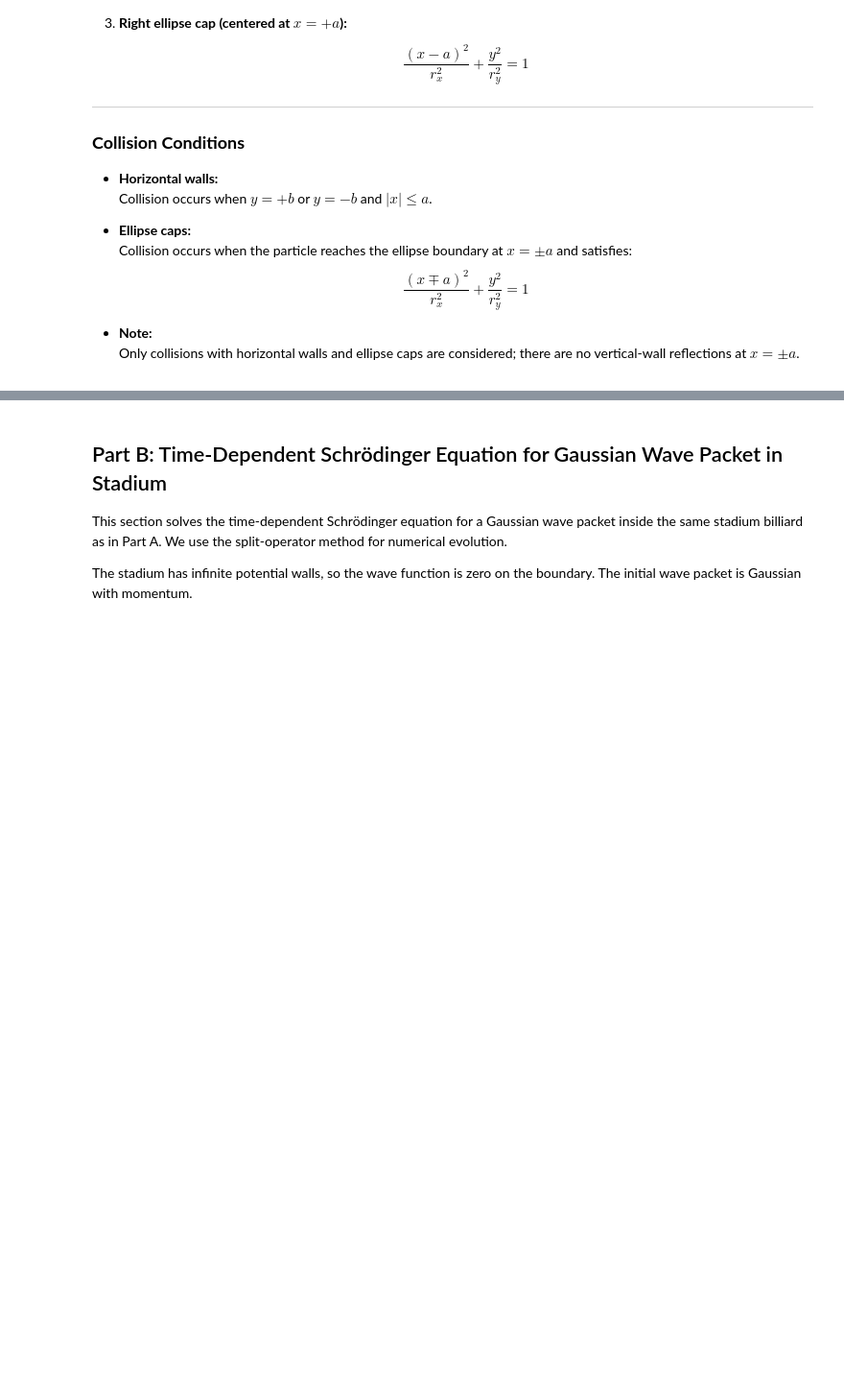
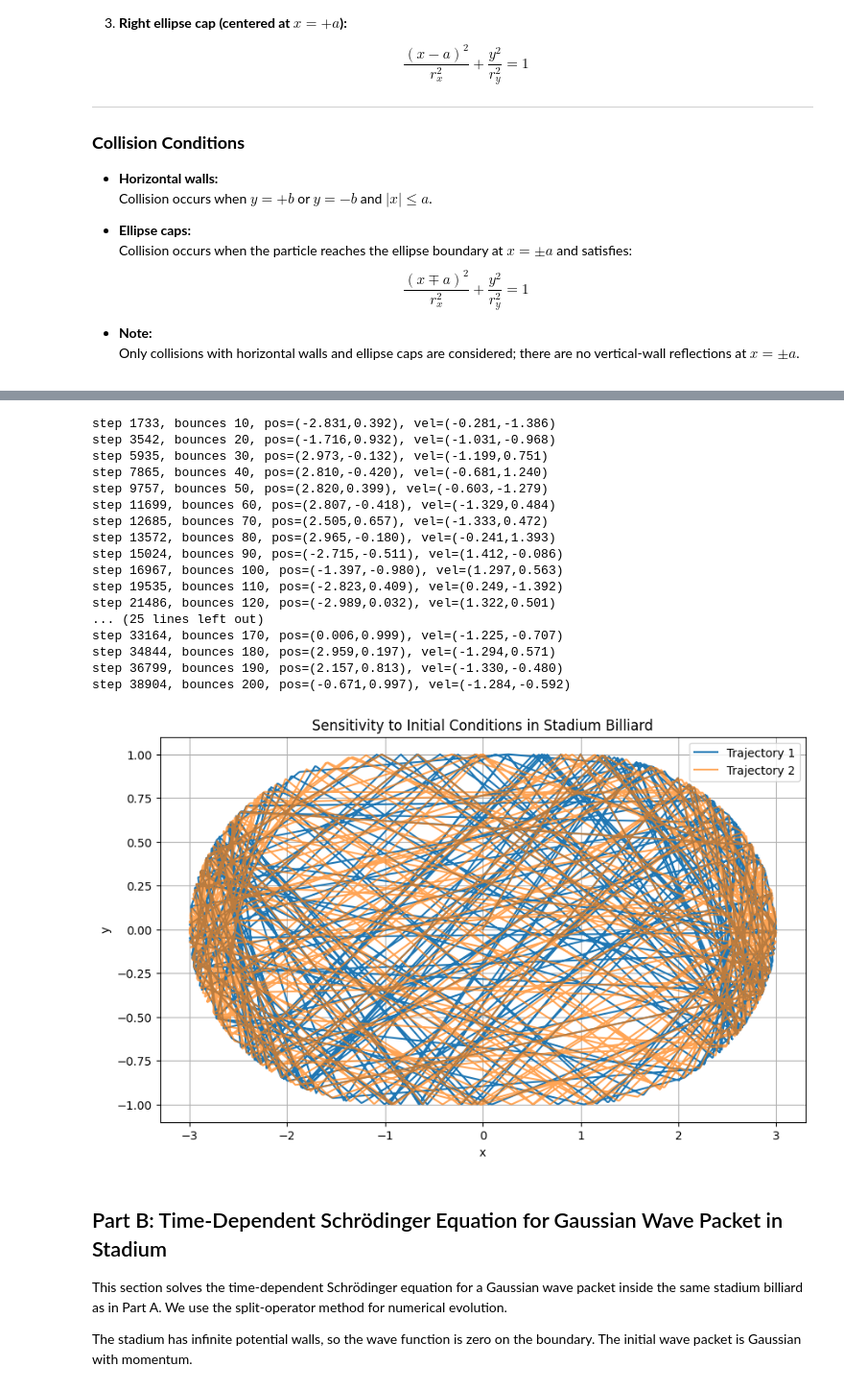
Before and after one commit to Shaukat-aziz/Quantum_Computing, a Jupyter notebook: qft_on_qc.ipynb, the cells around one changed output, grey strips where cells are left out. Shown at 96% size. Saved outputs shown, nothing was run; the diff lists cells and outputs as text; code cells hidden in the pictures; blank space fills up the shorter version.

```diff
--- a/qft_on_qc.ipynb
+++ b/qft_on_qc.ipynb
@@ -128,19 +129,19 @@ def reflect(v, n):
 # %%
+import pandas as pd
+
 def simulate_trajectory(x0, y0, vx0, vy0, dt=0.01, steps=10000, max_bounces=None, eps_nudge=1e-9):
-    """Analytic stadium billiard: rectangle + ellipse caps, no vertical-wall reflections.
-    Returns X, Y, vx, vy, bounces (list of (index, x, y, kind)).
-    """
     x, y = float(x0), float(y0)
     vx, vy = float(vx0), float(vy0)
     X = [x]
     Y = [y]
     bounces = []
+    energy_records = []
     bounce_count = 0
+    q = 0
     for step in range(steps):
         remaining = dt
         while remaining > 1e-16:
             candidates = []
-            # horizontal walls y = +b and -b (priority 1)
             if abs(vy) > 1e-16:
                 for wall_y in (b, -b):
                     t = (wall_y - y)/vy
@@ -150,7 +151,6 @@ def simulate_trajectory(x0, y0, vx0, vy0, dt=0.01, steps=10000, max_bounces=None
                             ny = 1.0 if wall_y > 0 else -1.0
                             if np.dot(np.array([vx, vy]), np.array([0.0, ny])) > 1e-12:
                                 candidates.append((t, 1, 'hwall', wall_y, None))
-            # ellipse caps: center at +a and -a (priority 0)
             for sx in (1.0, -1.0):
                 cx = sx * a
                 A, B, C = ellipse_quadratic_coeffs(x, y, vx, vy, cx)
@@ -184,6 +184,7 @@ def simulate_trajectory(x0, y0, vx0, vy0, dt=0.01, steps=10000, max_bounces=None
                 cx = param
                 n = ellipse_normal_at(x, y, cx)
                 v_ref = reflect(np.array([vx, vy]), n)
+            bounce_count += 1
             bounces.append((len(X), x, y, kind))
             v_ref = np.array(v_ref, dtype=float)
             speed = np.hypot(v_ref[0], v_ref[1])
@@ -195,10 +196,23 @@ def simulate_trajectory(x0, y0, vx0, vy0, dt=0.01, steps=10000, max_bounces=None
                 x += (vx / vnorm) * eps_nudge
                 y += (vy / vnorm) * eps_nudge
             remaining -= t_coll
+            # Record energy every 10 bounces
+            if bounce_count % 10 == 0:
+                energy = kinetic_energy(vx, vy)
+                energy_records.append({'bounce': bounce_count, 'energy': energy})
             if max_bounces is not None and bounce_count >= max_bounces:
                 remaining = 0.0
                 break
+        if bounce_count != 0 and (bounce_count) % 10 == 0 and q == 0:
+            print(f'step {step}, bounces {bounce_count}, pos=({x:.3f},{y:.3f}), vel=({vx:.3f},{vy:.3f})')
+            q = 1
+        elif (bounce_count) % 10 != 0 and q == 1:
+            q = 0
         X.append(x)
         Y.append(y)
-    return np.array(X), np.array(Y), vx, vy, bounces
+    # Record energy at last bounce if not already recorded
+    if len(bounces) > 0 and (len(energy_records) == 0 or energy_records[-1]['bounce'] != bounce_count):
+        energy = kinetic_energy(vx, vy)
+        energy_records.append({'bounce': bounce_count, 'energy': energy})
+    return np.array(X), np.array(Y), vx, vy, bounces, energy_records
 # %%
@@ -239,3 +433,35 @@ Pending test case implementation above
+# %%
+X1, Y1, vx_final, vy_final, bounces, energy_records = simulate_trajectory(0.0, 0.0, 1, 1, dt=0.01, steps=40000)
+X2, Y2, vx_final, vy_final, bounces, energy_records = simulate_trajectory(0.0 + 1e-6, 0.0, 1, 1, dt=0.01, steps=40000)
+
+plt.figure(figsize=(10,6))
+plt.plot(X1, Y1, label='Trajectory 1')
+plt.plot(X2, Y2, label='Trajectory 2', alpha=0.7)
+plt.legend()
+plt.title('Sensitivity to Initial Conditions in Stadium Billiard')
+plt.xlabel('x')
+plt.ylabel('y')
+plt.grid(True)
+plt.show()
+# %% [output]
+step 1733, bounces 10, pos=(-2.831,0.392), vel=(-0.281,-1.386)
+step 3542, bounces 20, pos=(-1.716,0.932), vel=(-1.031,-0.968)
+step 5935, bounces 30, pos=(2.973,-0.132), vel=(-1.199,0.751)
+step 7865, bounces 40, pos=(2.810,-0.420), vel=(-0.681,1.240)
+step 9757, bounces 50, pos=(2.820,0.399), vel=(-0.603,-1.279)
+step 11699, bounces 60, pos=(2.807,-0.418), vel=(-1.329,0.484)
+step 12685, bounces 70, pos=(2.505,0.657), vel=(-1.333,0.472)
+step 13572, bounces 80, pos=(2.965,-0.180), vel=(-0.241,1.393)
+step 15024, bounces 90, pos=(-2.715,-0.511), vel=(1.412,-0.086)
+step 16967, bounces 100, pos=(-1.397,-0.980), vel=(1.297,0.563)
+step 19535, bounces 110, pos=(-2.823,0.409), vel=(0.249,-1.392)
+step 21486, bounces 120, pos=(-2.989,0.032), vel=(1.322,0.501)
+... (25 lines left out)
+step 33164, bounces 170, pos=(0.006,0.999), vel=(-1.225,-0.707)
+step 34844, bounces 180, pos=(2.959,0.197), vel=(-1.294,0.571)
+step 36799, bounces 190, pos=(2.157,0.813), vel=(-1.330,-0.480)
+step 38904, bounces 200, pos=(-0.671,0.997), vel=(-1.284,-0.592)
+[figure, added]
 # %% [markdown]
 ## Part B: Time-Dependent Schrödinger Equation for Gaussian Wave Packet in Stadium
 
```
Also changed, not shown: parts of 10 cells of this notebook, 2 other files.
